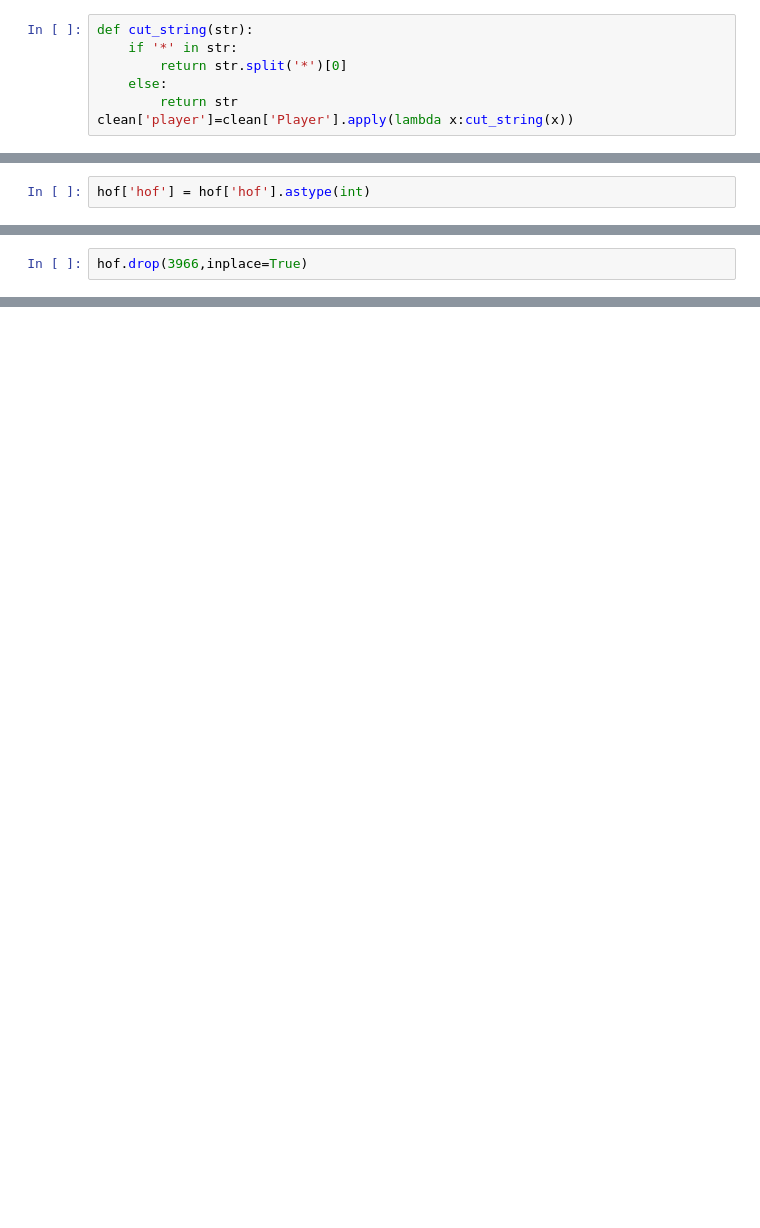
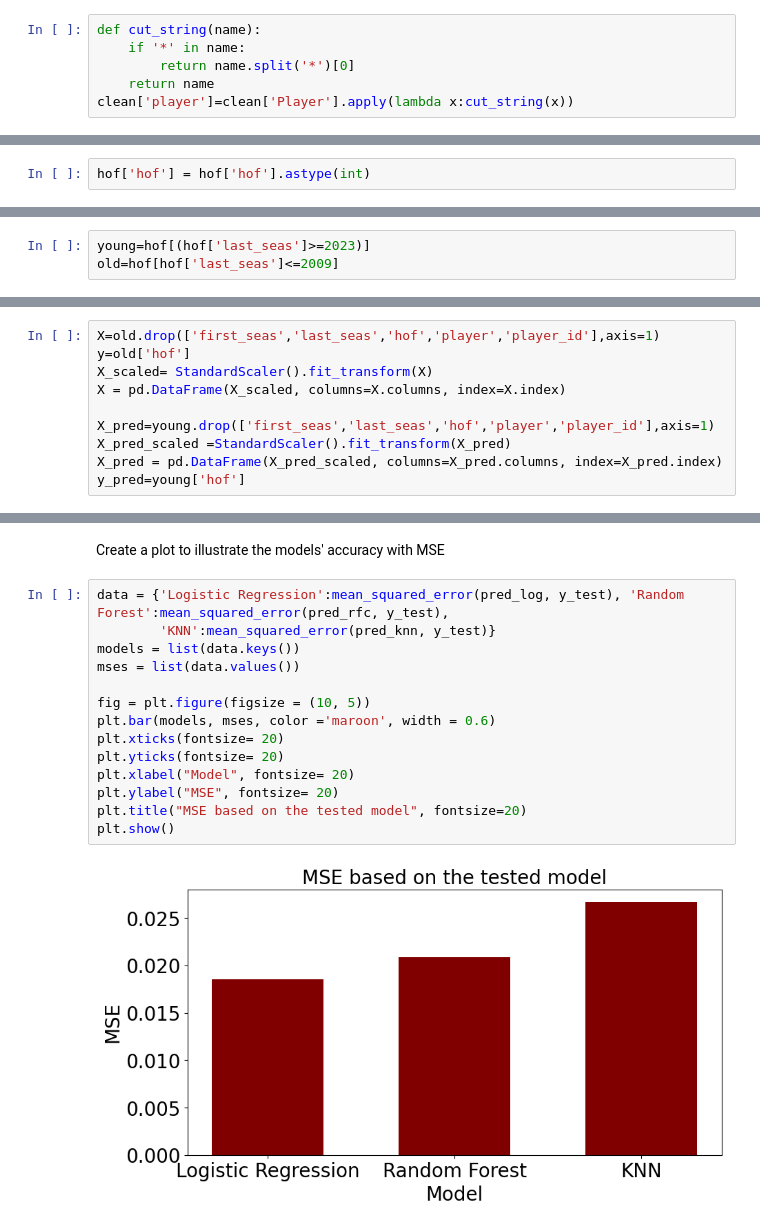
Before and after one commit to Tengyyy/DataScienceProject, a Jupyter notebook: project.ipynb, the cells around one changed output, grey strips where cells are left out. Drawn from its saved outputs; the diff is of its cells as text; blank space fills up the shorter version.

```diff
--- a/project.ipynb
+++ b/project.ipynb
@@ -107,11 +80,10 @@ clean['Player']
 5022              Matt Zunic
 Name: Player, Length: 5023, dtype: object
 # %%
-def cut_string(str):
-    if '*' in str:
-        return str.split('*')[0]
-    else:
-        return str
+def cut_string(name):
+    if '*' in name:
+        return name.split('*')[0]
+    return name
 clean['player']=clean['Player'].apply(lambda x:cut_string(x))
 # %%
 clean['player']
@@ -238,2 +188,0 @@ hof[hof['player']=='Patrick Ewing']
-# %%
-hof.drop(3966,inplace=True)
@@ -239,0 +191,3 @@ hof.drop(3966,inplace=True)
+# %%
+young=hof[(hof['last_seas']>=2023)]
+old=hof[hof['last_seas']<=2009]
@@ -239,0 +196,10 @@ hof.drop(3966,inplace=True)
+# %%
+X=old.drop(['first_seas','last_seas','hof','player','player_id'],axis=1)
+y=old['hof']
+X_scaled= StandardScaler().fit_transform(X)
+X = pd.DataFrame(X_scaled, columns=X.columns, index=X.index)
+
+X_pred=young.drop(['first_seas','last_seas','hof','player','player_id'],axis=1)
+X_pred_scaled =StandardScaler().fit_transform(X_pred)
+X_pred = pd.DataFrame(X_pred_scaled, columns=X_pred.columns, index=X_pred.index)
+y_pred=young['hof']
@@ -300,0 +225,18 @@ weighted avg       0.98      0.98      0.98       946
+# %% [markdown]
+Create a plot to illustrate the models' accuracy with MSE
+# %%
+data = {'Logistic Regression':mean_squared_error(pred_log, y_test), 'Random Forest':mean_squared_error(pred_rfc, y_test),
+        'KNN':mean_squared_error(pred_knn, y_test)}
+models = list(data.keys())
+mses = list(data.values())
+
+fig = plt.figure(figsize = (10, 5))
+plt.bar(models, mses, color ='maroon', width = 0.6)
+plt.xticks(fontsize= 20)
+plt.yticks(fontsize= 20)
+plt.xlabel("Model", fontsize= 20)
+plt.ylabel("MSE", fontsize= 20)
+plt.title("MSE based on the tested model", fontsize=20)
+plt.show()
+# %% [output]
+[figure, added]
```
Also changed, not shown: parts of 34 cells of this notebook, 19 other files.
